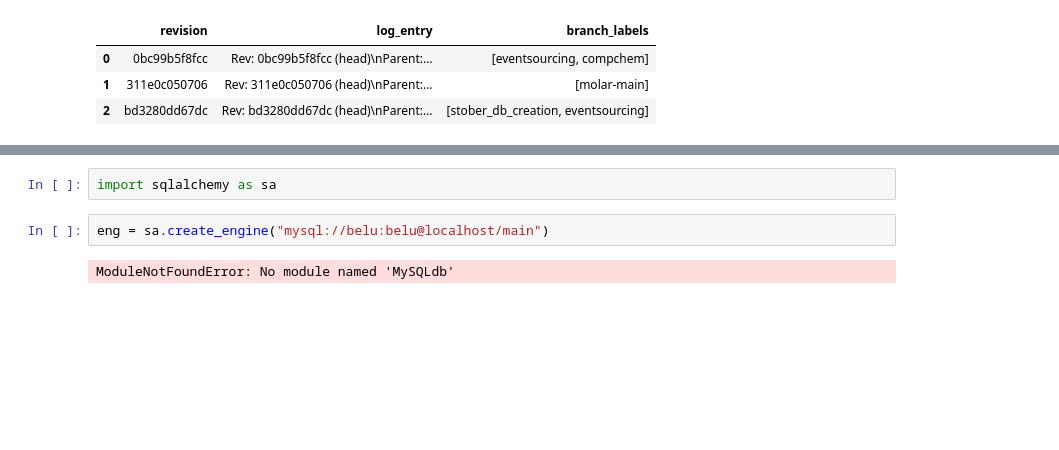
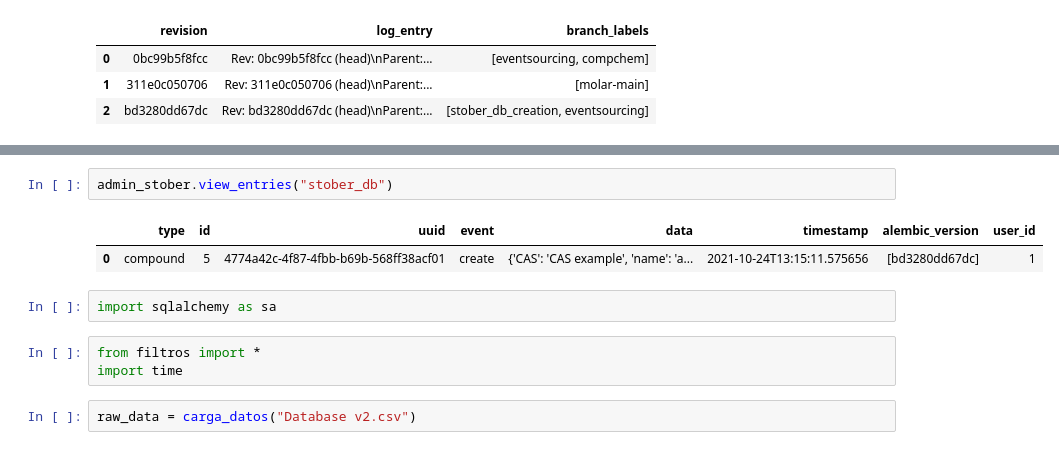
Before and after one commit to beluticona/acceleration-consortium-hackaton, a Jupyter notebook: Stober DB feat Molar.ipynb, the cells around one changed output, grey strips where cells are left out. Drawn from its saved outputs; the diff is of its cells as text; blank space fills up the shorter version.

```diff
--- a/Stober DB feat Molar.ipynb
+++ b/Stober DB feat Molar.ipynb
@@ -98,6 +107,12 @@ MolarBackendError: The client got an unexpected answer from the backend:
+# %%
+admin_stober.view_entries("stober_db")
+# %% [output]
+|  | type | id | uuid | event | data | timestamp | alembic_version | user_id |
+| 0 | compound | 5 | 4774a42c-4f87-4fbb-b69b-568ff38acf01 | create | {'CAS': 'CAS example', 'name': 'a... | 2021-10-24T13:15:11.575656 | [bd3280dd67dc] | 1 |
 # %%
 import sqlalchemy as sa
-# %%
-eng = sa.create_engine("mysql://belu:belu@localhost/main")
-# %% [output]
-ModuleNotFoundError: No module named 'MySQLdb'
+# %%
+from filtros import *
+import time
+# %%
+raw_data = carga_datos("Database v2.csv")
```
Also changed, not shown: parts of 18 cells of this notebook.
